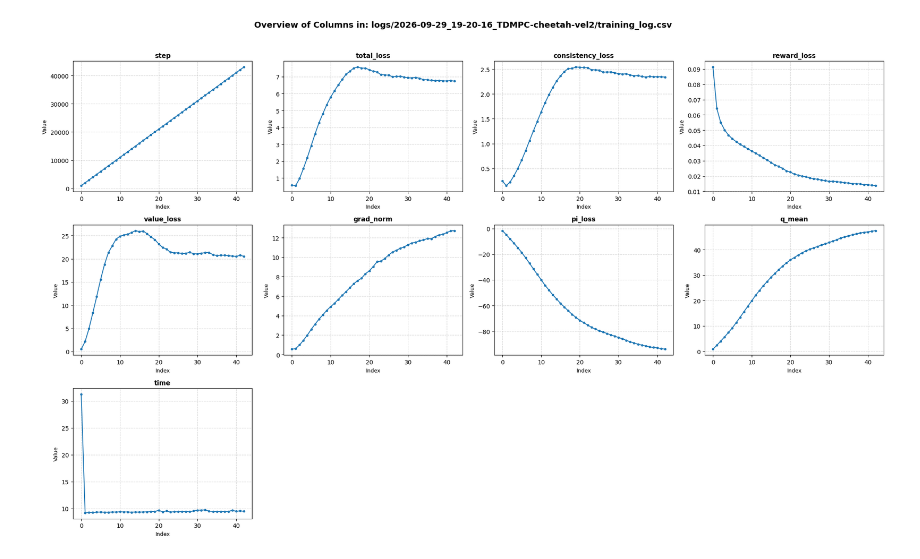
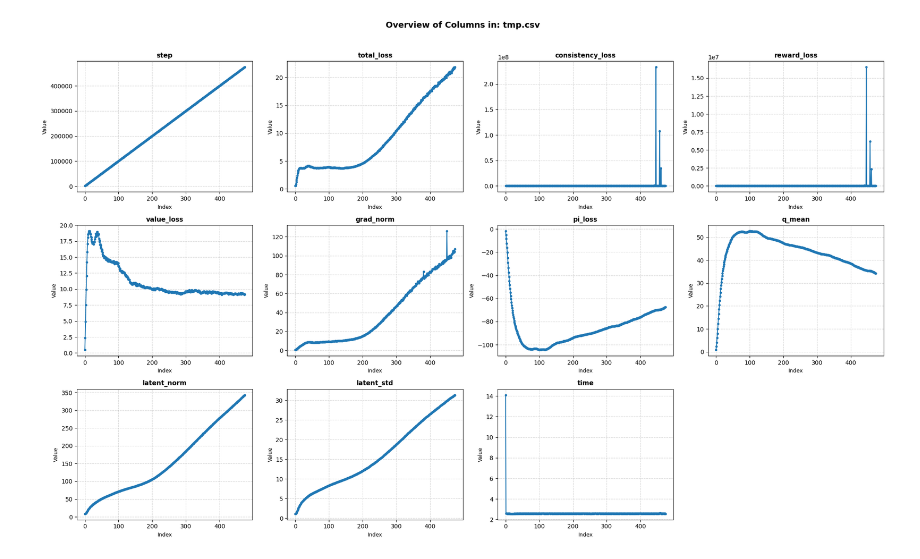
Before and after one commit to TheSun00000/jepa_fb, a Jupyter notebook: plot_csv.ipynb, the cells around one changed output. Saved outputs shown, nothing was run; the diff lists cells and outputs as text; code cells hidden in the pictures.

Commit message:
fix tdmpc

```diff
--- a/plot_csv.ipynb
+++ b/plot_csv.ipynb
@@ -61,13 +60,12 @@ def plot_csv_columns(file_path):
 # %%
 path = """
 
 
 
-
-logs/2026-09-29_19-20-16_TDMPC-cheetah-vel2/training_log.csv
+tmp.csv
 
 """.strip()
 
 plot_csv_columns(path)
 # %% [output]
-[figure, old version]
+[figure, new version]
```
Also changed, not shown: parts of 4 cells of this notebook, 2 other files.
